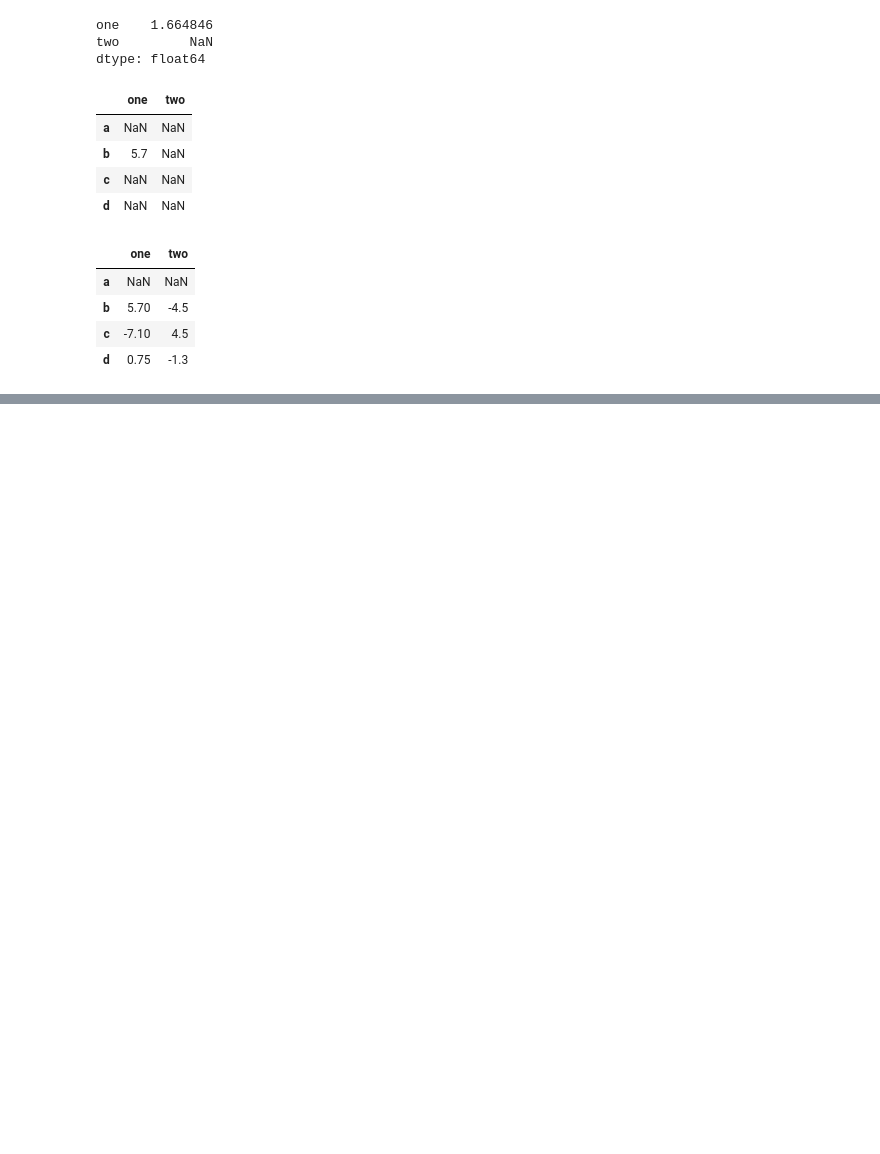
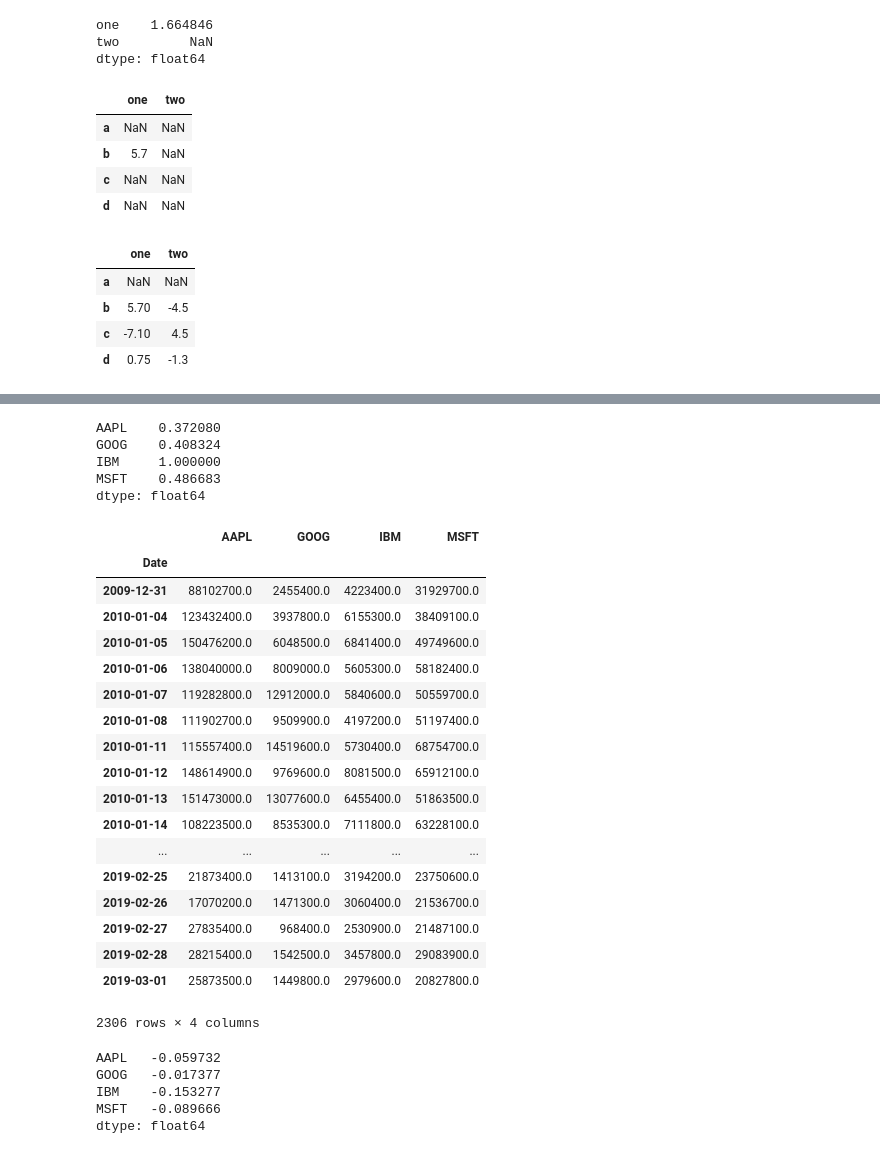
Before and after one commit to goomhow/learn-dm, a Jupyter notebook: capture-5-2.ipynb, the cells around one changed output, grey strips where cells are left out. Saved outputs shown, nothing was run; the diff lists cells and outputs as text; code cells hidden in the pictures; blank space fills up the shorter version.

```diff
--- a/capture-5-2.ipynb
+++ b/capture-5-2.ipynb
@@ -901,0 +979,38 @@ ModuleNotFoundError: No module named 'pandas_datareader'
+# %%
+returns.corrwith(returns.IBM)
+# %% [output]
+AAPL    0.372080
+GOOG    0.408324
+IBM     1.000000
+MSFT    0.486683
+dtype: float64
+# %%
+volume
+# %% [output]
+|  | AAPL | GOOG | IBM | MSFT |
+| Date |  |  |  |  |
+| 2009-12-31 | 88102700.0 | 2455400.0 | 4223400.0 | 31929700.0 |
+| 2010-01-04 | 123432400.0 | 3937800.0 | 6155300.0 | 38409100.0 |
+| 2010-01-05 | 150476200.0 | 6048500.0 | 6841400.0 | 49749600.0 |
+| 2010-01-06 | 138040000.0 | 8009000.0 | 5605300.0 | 58182400.0 |
+| 2010-01-07 | 119282800.0 | 12912000.0 | 5840600.0 | 50559700.0 |
+| 2010-01-08 | 111902700.0 | 9509900.0 | 4197200.0 | 51197400.0 |
+| 2010-01-11 | 115557400.0 | 14519600.0 | 5730400.0 | 68754700.0 |
+| 2010-01-12 | 148614900.0 | 9769600.0 | 8081500.0 | 65912100.0 |
+| 2010-01-13 | 151473000.0 | 13077600.0 | 6455400.0 | 51863500.0 |
+| 2010-01-14 | 108223500.0 | 8535300.0 | 7111800.0 | 63228100.0 |
+| ... | ... | ... | ... | ... |
+| 2019-02-25 | 21873400.0 | 1413100.0 | 3194200.0 | 23750600.0 |
+| 2019-02-26 | 17070200.0 | 1471300.0 | 3060400.0 | 21536700.0 |
+| 2019-02-27 | 27835400.0 | 968400.0 | 2530900.0 | 21487100.0 |
+| 2019-02-28 | 28215400.0 | 1542500.0 | 3457800.0 | 29083900.0 |
+| 2019-03-01 | 25873500.0 | 1449800.0 | 2979600.0 | 20827800.0 |
+2306 rows × 4 columns
+# %%
+returns.corrwith(volume,axis=0)
+# %% [output]
+AAPL   -0.059732
+GOOG   -0.017377
+IBM    -0.153277
+MSFT   -0.089666
+dtype: float64
```
Also changed, not shown: parts of 25 cells of this notebook.
